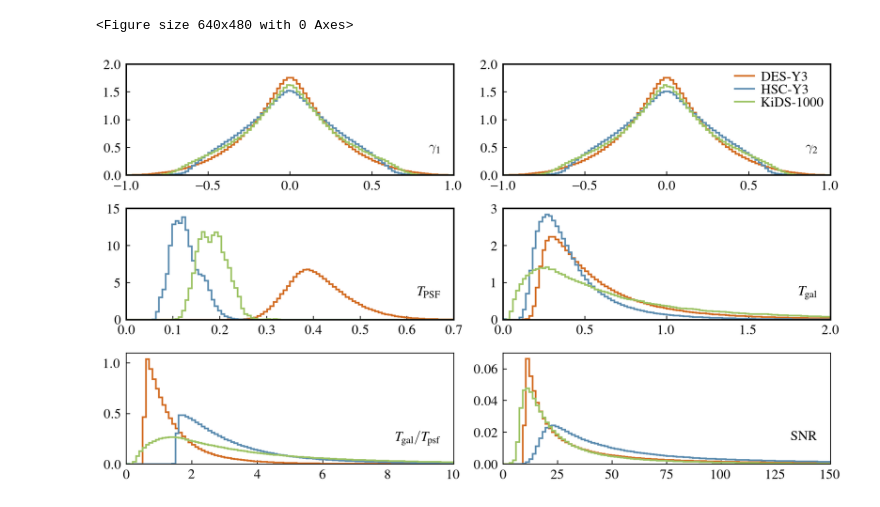
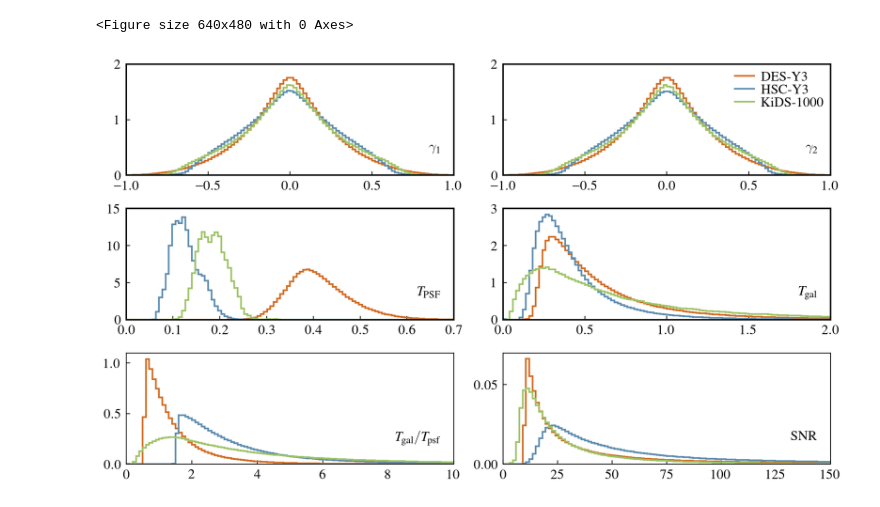
Before and after one commit to LSSTDESC/nulltests_txpipe, a Jupyter notebook: paper_plots/Fig5/ShearHistogram.ipynb, the cells around one changed output. Saved outputs shown, nothing was run; the diff lists cells and outputs as text; code cells hidden in the pictures.

```diff
--- a/paper_plots/Fig5/ShearHistogram.ipynb
+++ b/paper_plots/Fig5/ShearHistogram.ipynb
@@ -111,6 +111,8 @@ ax0.tick_params(axis="both",which='both',direction="in")
 ax0.set_ylim(0,2)
 ax0.set_xlim(-1,1)
 ax0.tick_params(axis='both', which='major', pad=5)
+ax0.set_yticks([0,1,2])
+
 
 ax1 = plt.subplot(gs[1])
 ax1.hist(des_g2,bins=100,range=[-1,1],histtype='step',color=descol,density=True,lw=1.6)
@@ -125,6 +127,8 @@ ax1.legend(frameon=False,loc = 'upper right', labelspacing=0.03,ncol=1,handletex
 ax1.set_ylim(0,2)
 ax1.set_xlim(-1,1)
 ax1.tick_params(axis='both', which='major', pad=5)
+ax1.set_yticks([0,1,2])
+
 
 ax2 = plt.subplot(gs[2])
 ax2.hist(des_psfT,bins=100,range=[0,0.7],label='DES-Y3',histtype='step',color=descol,density=True,lw=1.6)
@@ -149,31 +153,33 @@ ax3.tick_params(axis='both', which='major', pad=5)
 ax4 = plt.subplot(gs[4])
 ax4.hist(des_T/des_psfT,bins=100,range=[0,10],label='DES-Y3',histtype='step',color=descol,density=True,lw=1.6)
 ax4.hist(hsc_T/hsc_psfT,bins=100,range=[0,10],label='HSC-Y3',histtype='step',color=hsccol,density=True,lw=1.6)
 ax4.hist(kids_T/kids_psfT,bins=100,range=[0,10],label='KiDS-1000',histtype='step',color=kidscol,density=True,lw=1.6)
 ax4.text(0.96,0.3,r'$T_{\rm gal}/T_{\rm psf}$',transform=ax4.transAxes,ha='right',va='top',size=13)
 ax4.tick_params(axis="both",which='both',direction="in")
 ax4.set_ylim(0,1.1)
 ax4.set_xlim(0,10)
 ax4.tick_params(axis='both', which='major', pad=5)
 
 ax5 = plt.subplot(gs[5])
 ax5.hist(des_snr,bins=100,range=[0,150],histtype='step',color=descol,density=True,lw=1.6)
 ax5.hist(hsc_snr,bins=100,range=[0,150],histtype='step',color=hsccol,density=True,lw=1.6)
 ax5.hist(kids_snr,bins=100,range=[0,150],histtype='step',color=kidscol,density=True,lw=1.6)
 ax5.text(0.96,0.3,r'${\rm SNR}$',transform=ax5.transAxes,ha='right',va='top',size=13)
 ax5.tick_params(axis="both",which='both',direction="in")
 ax5.set_ylim(0,0.07)
 ax5.set_xlim(0,150)
 ax5.tick_params(axis='both', which='major', pad=5)
+ax5.set_yticks([0,0.05])
+
 
 for axis in ['top','bottom','left','right']:
     ax0.spines[axis].set_linewidth(1.4)
     ax1.spines[axis].set_linewidth(1.4)
     ax2.spines[axis].set_linewidth(1.4)
     ax3.spines[axis].set_linewidth(1.4)
     #ax4.spines[axis].set_linewidth(1.4)
 
 plt.savefig('shear_histograms.pdf',dpi=200)
 # %% [output]
 <Figure size 640x480 with 0 Axes>
-[figure, old version]
+[figure, new version]
```
Also changed, not shown: 3 other files.
